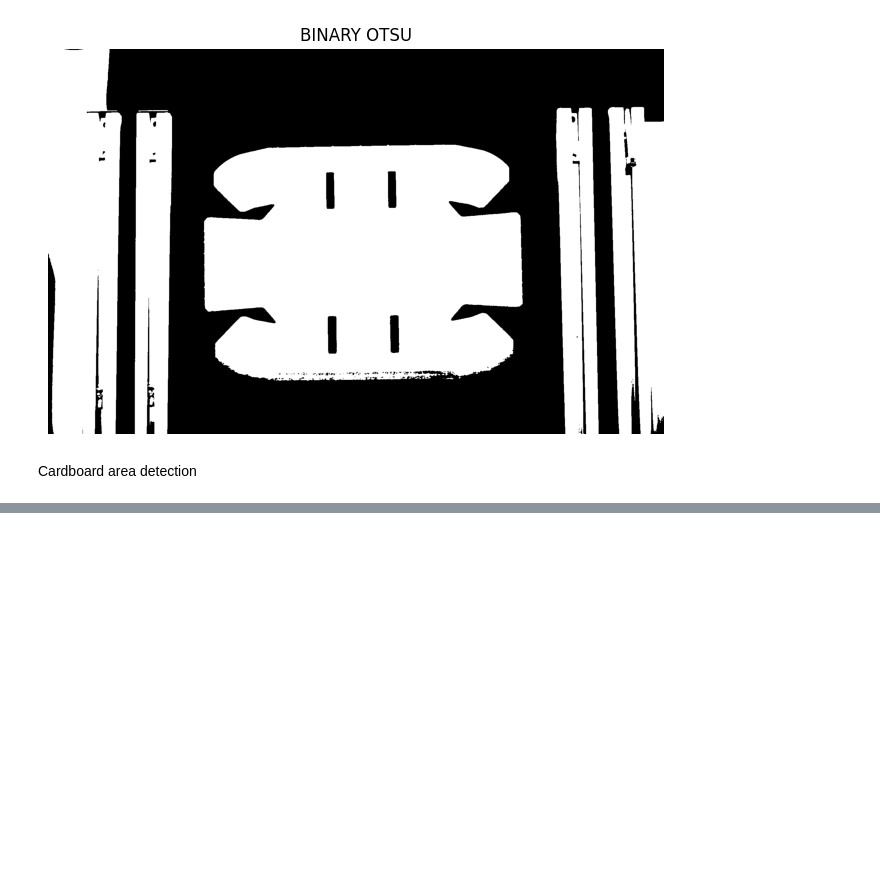
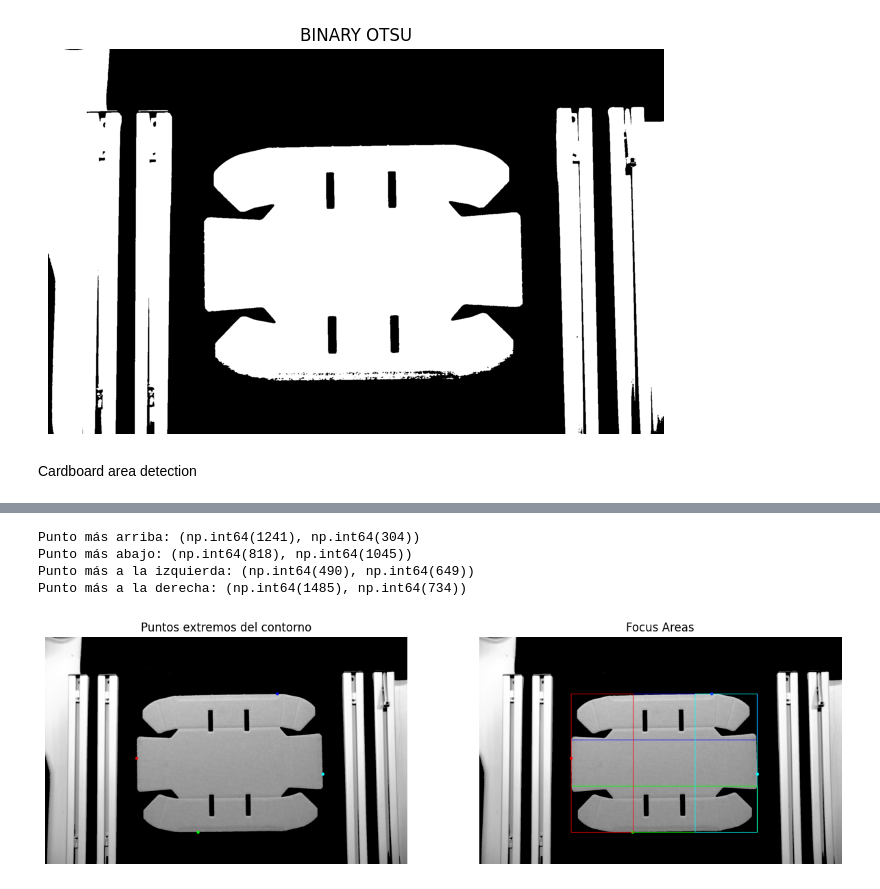
Before and after one commit to fore1806/CBFD, a Jupyter notebook: line_detection.ipynb, the cells around one changed output, grey strips where cells are left out. Drawn from its saved outputs; the diff is of its cells as text; code cells hidden in the pictures; blank space fills up the shorter version.

```diff
--- a/line_detection.ipynb
+++ b/line_detection.ipynb
@@ -253,0 +264,77 @@ plt.show()
+# %%
+# Encuentra los puntos extremos
+topmost    = tuple(hull_offset[hull_offset[:,:,1].argmin()][0])
+bottommost = tuple(hull_offset[hull_offset[:,:,1].argmax()][0])
+leftmost   = tuple(hull_offset[hull_offset[:,:,0].argmin()][0])
+rightmost  = tuple(hull_offset[hull_offset[:,:,0].argmax()][0])
+
+print("Punto más arriba:", topmost)
+print("Punto más abajo:", bottommost)
+print("Punto más a la izquierda:", leftmost)
+print("Punto más a la derecha:", rightmost)
+
+
+# Copiamos la imagen original para dibujar los puntos
+th_COPy_COLOR = cv.cvtColor(thTOZERO, cv.COLOR_GRAY2BGR)
+
+# Opcional: dibuja los puntos en la imagen
+for pt, color in zip([topmost, bottommost, leftmost, rightmost], [(255,0,0),(0,255,0),(0,0,255),(255,255,0)]):
+    cv.circle(th_COPy_COLOR, pt, 8, color, -1)
+
+# Paso 1: calcular el bounding box de la caja
+x_min = leftmost[0]
+x_max = rightmost[0]
+y_min = topmost[1]
+y_max = bottommost[1]
+
+width = x_max - x_min
+height = y_max - y_min
+
+# Paso 2: calcular divisiones por tercios
+third_width = width // 3
+third_height = height // 3
+
+# --- Áreas horizontales (de arriba a abajo) ---
+area_top    = (x_min, y_min, width, third_height)
+area_bottom = (x_min, y_min + 2 * third_height, width, third_height)
+
+# --- Áreas verticales (de izquierda a derecha) ---
+area_left   = (x_min, y_min, third_width, height)
+area_right  = (x_min + 2 * third_width, y_min, third_width, height)
+
+# --- OPCIONAL: si quisieras usar mitades en lugar de tercios, cambia esto ---
+# half_width = width // 2
+# half_height = height // 2
+# area_left = (x_min, y_min, half_width, height)
+# area_right = (x_min + half_width, y_min, half_width, height)
+
+# Paso 3: visualizar las regiones en la imagen
+output = th_COPy_COLOR.copy()
+def draw_area(thTOZERO, rect, color):
+    x, y, w, h = rect
+    cv.rectangle(thTOZERO, (x, y), (x + w, y + h), color, 2)
+
+# Dibujar regiones
+draw_area(output, area_top, (255, 0, 0))      # azul
+draw_area(output, area_bottom, (0, 255, 0))   # verde
+draw_area(output, area_left, (0, 0, 255))     # rojo
+draw_area(output, area_right, (255, 255, 0))  # amarillo
+
+# Mostrar resultado
+plt.figure(figsize=(15,10))
+
+plt.subplot(2,2,1)
+plt.title("Puntos extremos del contorno")
+plt.imshow(cv.cvtColor(th_COPy_COLOR, cv.COLOR_BGR2RGB))
+plt.axis("off")
+plt.subplot(2,2,2)
+plt.title("Focus Areas")
+plt.imshow(cv.cvtColor(output, cv.COLOR_BGR2RGB))
+plt.axis("off")
+plt.show()
+# %% [output]
+Punto más arriba: (np.int64(1241), np.int64(304))
+Punto más abajo: (np.int64(818), np.int64(1045))
+Punto más a la izquierda: (np.int64(490), np.int64(649))
+Punto más a la derecha: (np.int64(1485), np.int64(734))
+[figure, added]
```
Also changed, not shown: parts of 11 cells of this notebook.
